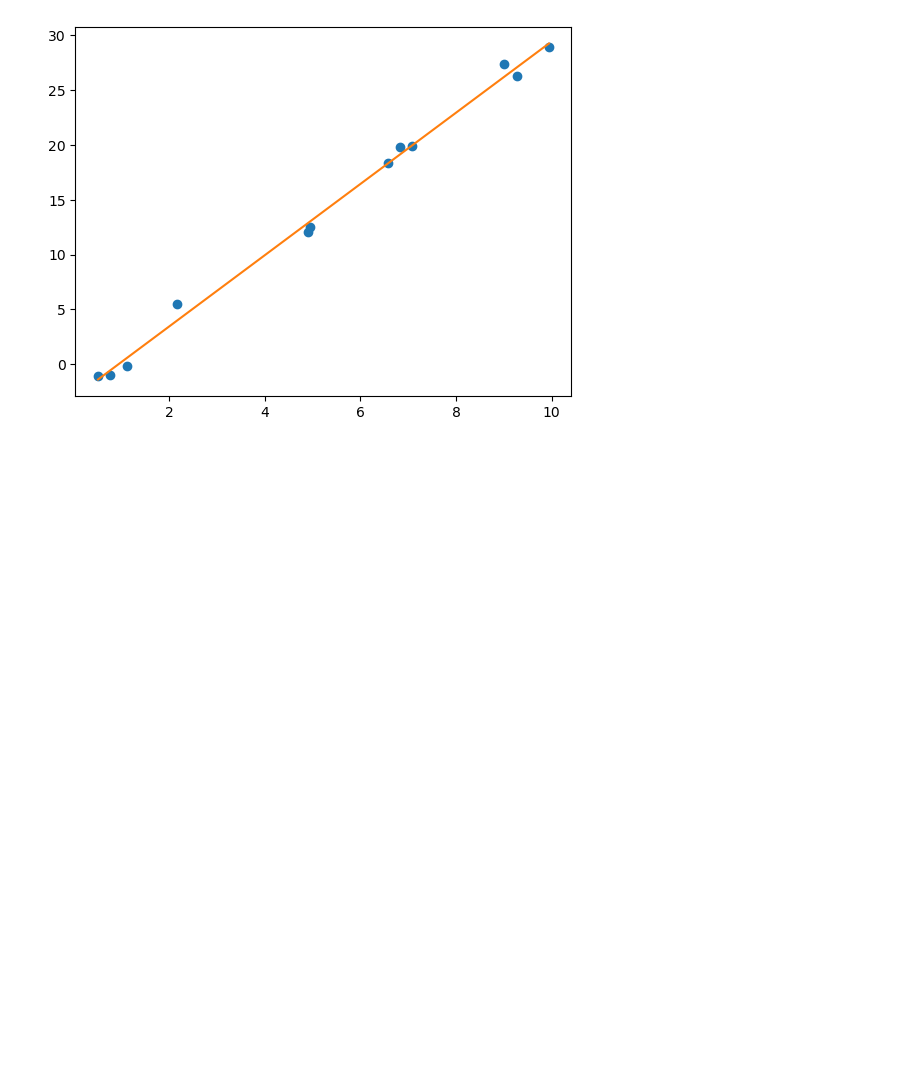
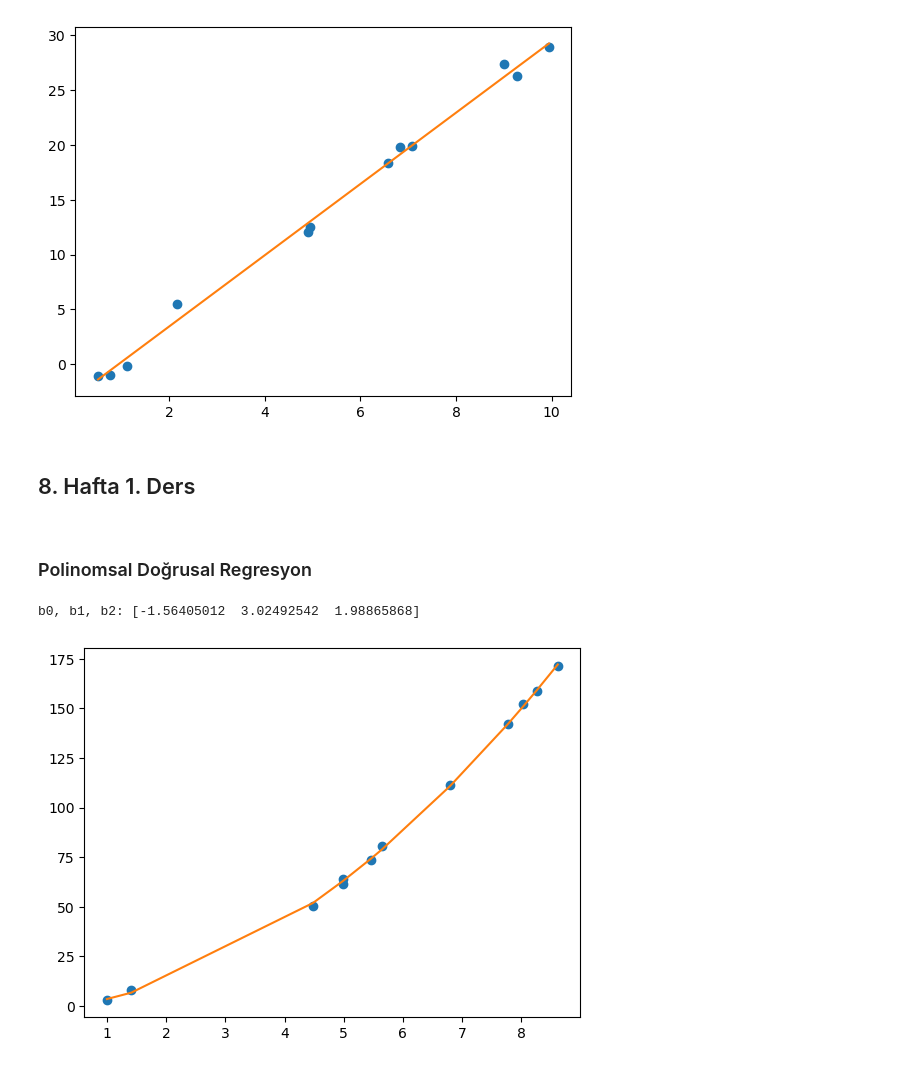
Before and after one commit to ZiyaKolcu/Sayisal-Cozumleme-Jupyter-Notebook, a Jupyter notebook: sayisal_cozumleme.ipynb, the cells around one changed output. Drawn from its saved outputs; the diff is of its cells as text; code cells hidden in the pictures; blank space fills up the shorter version.

Commit message:
added 8.hafta 1.ders

```diff
--- a/sayisal_cozumleme.ipynb
+++ b/sayisal_cozumleme.ipynb
@@ -1488,3 +1488,42 @@ plt.show()
 # %% [output]
 b0 ve b1: [-3.07182529  3.25130674]
 [figure]
+# %% [markdown]
+<div id="8.1">
+<h2>8. Hafta 1. Ders</h2>
+</div>
+# %% [markdown]
+### Polinomsal Doğrusal Regresyon
+# %%
+def polynomial_linear_regression(x, y, m=1):
+    n = x.size
+    b = np.zeros(m + 1)
+    X = np.zeros((m + 1, m + 1))
+    yX = np.zeros(m + 1)
+
+    for i in range(m + 1):
+        for j in range(m + 1):
+            for k in range(n):
+                X[i, j] += x[k] ** (i + j)
+        for k in range(n):
+            yX[i] += y[k] * x[k] ** i
+
+    b = solve_with_gauss_jordan(X, yX)
+    return b
+
+
+x = np.sort(np.random.uniform(0, 10, size=12))
+y = 2 * x**2 + 3 * x - 2 + np.random.normal(0, 1, size=x.size)
+
+plt.figure()
+plt.plot(x, y, "o")
+
+b = polynomial_linear_regression(x, y, 2)
+print("b0, b1, b2:", b)
+
+yy = b[0] + b[1] * x + b[2] * x**2
+plt.plot(x, yy)
+plt.show()
+# %% [output]
+b0, b1, b2: [-1.56405012  3.02492542  1.98865868]
+[figure, added]
```
Also changed, not shown: parts of 3 cells of this notebook.
